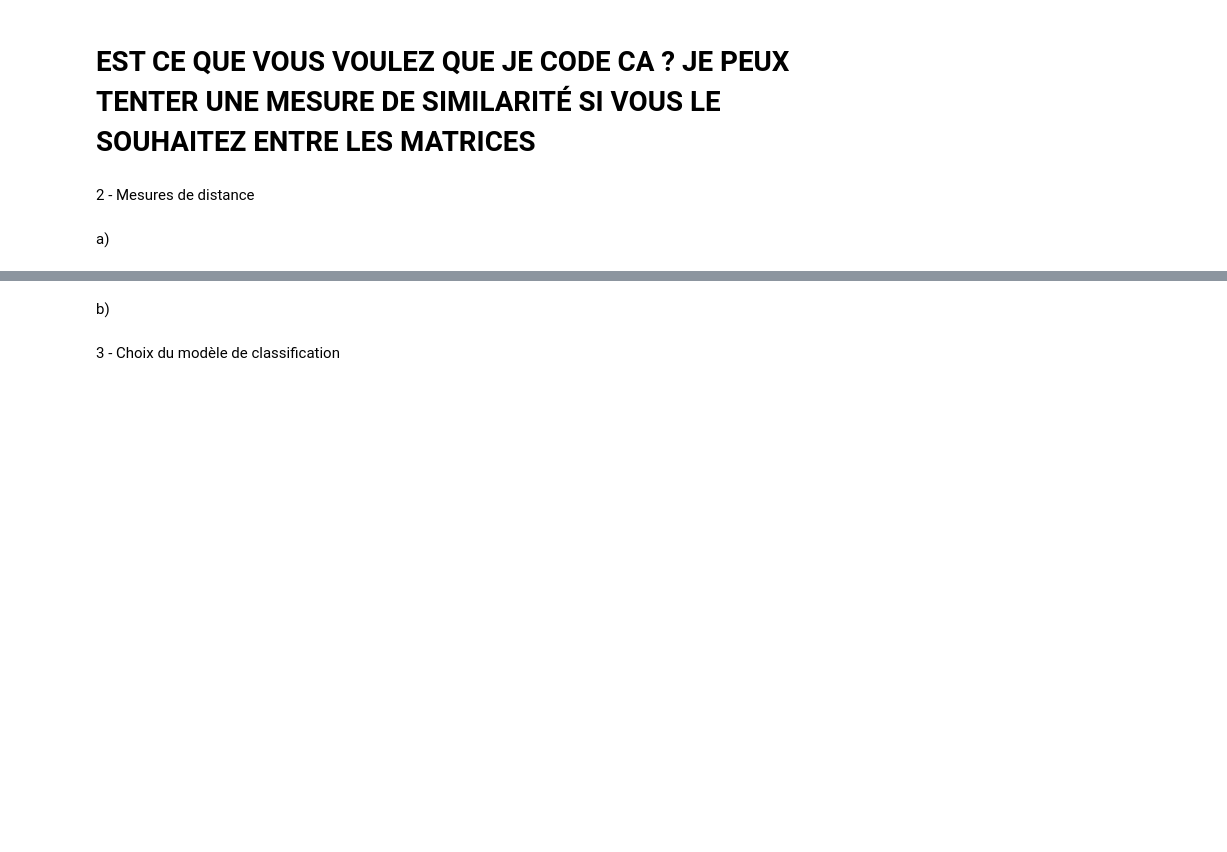
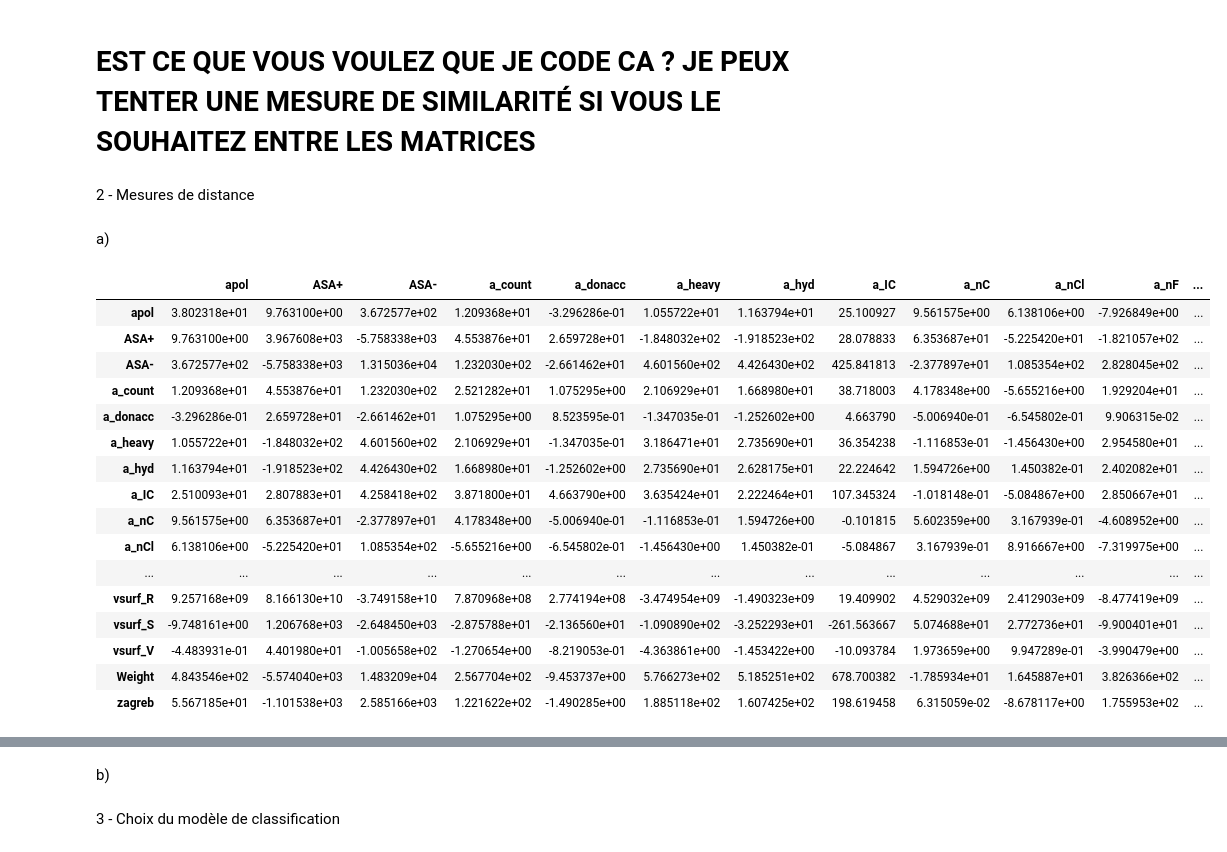
Before and after one commit to KHALOUIoussama/TP1-IFT-870, a Jupyter notebook: rapport.ipynb, the cells around one changed output, grey strips where cells are left out. Drawn from its saved outputs; the diff is of its cells as text; code cells hidden in the pictures; blank space fills up the shorter version.

```diff
--- a/rapport.ipynb
+++ b/rapport.ipynb
@@ -378,3 +378,25 @@ Text(0.5, 1.0, 'Heatmap de Class -2')
 2 - Mesures de distance
 # %% [markdown]
 a)
+# %%
+cov_matrix = data_no_class.cov()
+# %%
+cov_matrix
+# %% [output]
+|  | apol | ASA+ | ASA- | a_count | a_donacc | a_heavy | a_hyd | a_IC | a_nC | a_nCl | a_nF | ... |
+| apol | 3.802318e+01 | 9.763100e+00 | 3.672577e+02 | 1.209368e+01 | -3.296286e-01 | 1.055722e+01 | 1.163794e+01 | 25.100927 | 9.561575e+00 | 6.138106e+00 | -7.926849e+00 | ... |
+| ASA+ | 9.763100e+00 | 3.967608e+03 | -5.758338e+03 | 4.553876e+01 | 2.659728e+01 | -1.848032e+02 | -1.918523e+02 | 28.078833 | 6.353687e+01 | -5.225420e+01 | -1.821057e+02 | ... |
+| ASA- | 3.672577e+02 | -5.758338e+03 | 1.315036e+04 | 1.232030e+02 | -2.661462e+01 | 4.601560e+02 | 4.426430e+02 | 425.841813 | -2.377897e+01 | 1.085354e+02 | 2.828045e+02 | ... |
+| a_count | 1.209368e+01 | 4.553876e+01 | 1.232030e+02 | 2.521282e+01 | 1.075295e+00 | 2.106929e+01 | 1.668980e+01 | 38.718003 | 4.178348e+00 | -5.655216e+00 | 1.929204e+01 | ... |
+| a_donacc | -3.296286e-01 | 2.659728e+01 | -2.661462e+01 | 1.075295e+00 | 8.523595e-01 | -1.347035e-01 | -1.252602e+00 | 4.663790 | -5.006940e-01 | -6.545802e-01 | 9.906315e-02 | ... |
+| a_heavy | 1.055722e+01 | -1.848032e+02 | 4.601560e+02 | 2.106929e+01 | -1.347035e-01 | 3.186471e+01 | 2.735690e+01 | 36.354238 | -1.116853e-01 | -1.456430e+00 | 2.954580e+01 | ... |
+| a_hyd | 1.163794e+01 | -1.918523e+02 | 4.426430e+02 | 1.668980e+01 | -1.252602e+00 | 2.735690e+01 | 2.628175e+01 | 22.224642 | 1.594726e+00 | 1.450382e-01 | 2.402082e+01 | ... |
+| a_IC | 2.510093e+01 | 2.807883e+01 | 4.258418e+02 | 3.871800e+01 | 4.663790e+00 | 3.635424e+01 | 2.222464e+01 | 107.345324 | -1.018148e-01 | -5.084867e+00 | 2.850667e+01 | ... |
+| a_nC | 9.561575e+00 | 6.353687e+01 | -2.377897e+01 | 4.178348e+00 | -5.006940e-01 | -1.116853e-01 | 1.594726e+00 | -0.101815 | 5.602359e+00 | 3.167939e-01 | -4.608952e+00 | ... |
+| a_nCl | 6.138106e+00 | -5.225420e+01 | 1.085354e+02 | -5.655216e+00 | -6.545802e-01 | -1.456430e+00 | 1.450382e-01 | -5.084867 | 3.167939e-01 | 8.916667e+00 | -7.319975e+00 | ... |
+| ... | ... | ... | ... | ... | ... | ... | ... | ... | ... | ... | ... | ... |
+| vsurf_R | 9.257168e+09 | 8.166130e+10 | -3.749158e+10 | 7.870968e+08 | 2.774194e+08 | -3.474954e+09 | -1.490323e+09 | 19.409902 | 4.529032e+09 | 2.412903e+09 | -8.477419e+09 | ... |
+| vsurf_S | -9.748161e+00 | 1.206768e+03 | -2.648450e+03 | -2.875788e+01 | -2.136560e+01 | -1.090890e+02 | -3.252293e+01 | -261.563667 | 5.074688e+01 | 2.772736e+01 | -9.900401e+01 | ... |
+| vsurf_V | -4.483931e-01 | 4.401980e+01 | -1.005658e+02 | -1.270654e+00 | -8.219053e-01 | -4.363861e+00 | -1.453422e+00 | -10.093784 | 1.973659e+00 | 9.947289e-01 | -3.990479e+00 | ... |
+| Weight | 4.843546e+02 | -5.574040e+03 | 1.483209e+04 | 2.567704e+02 | -9.453737e+00 | 5.766273e+02 | 5.185251e+02 | 678.700382 | -1.785934e+01 | 1.645887e+01 | 3.826366e+02 | ... |
+| zagreb | 5.567185e+01 | -1.101538e+03 | 2.585166e+03 | 1.221622e+02 | -1.490285e+00 | 1.885118e+02 | 1.607425e+02 | 198.619458 | 6.315059e-02 | -8.678117e+00 | 1.755953e+02 | ... |
```
Also changed, not shown: parts of 8 cells of this notebook, 1 other file.
